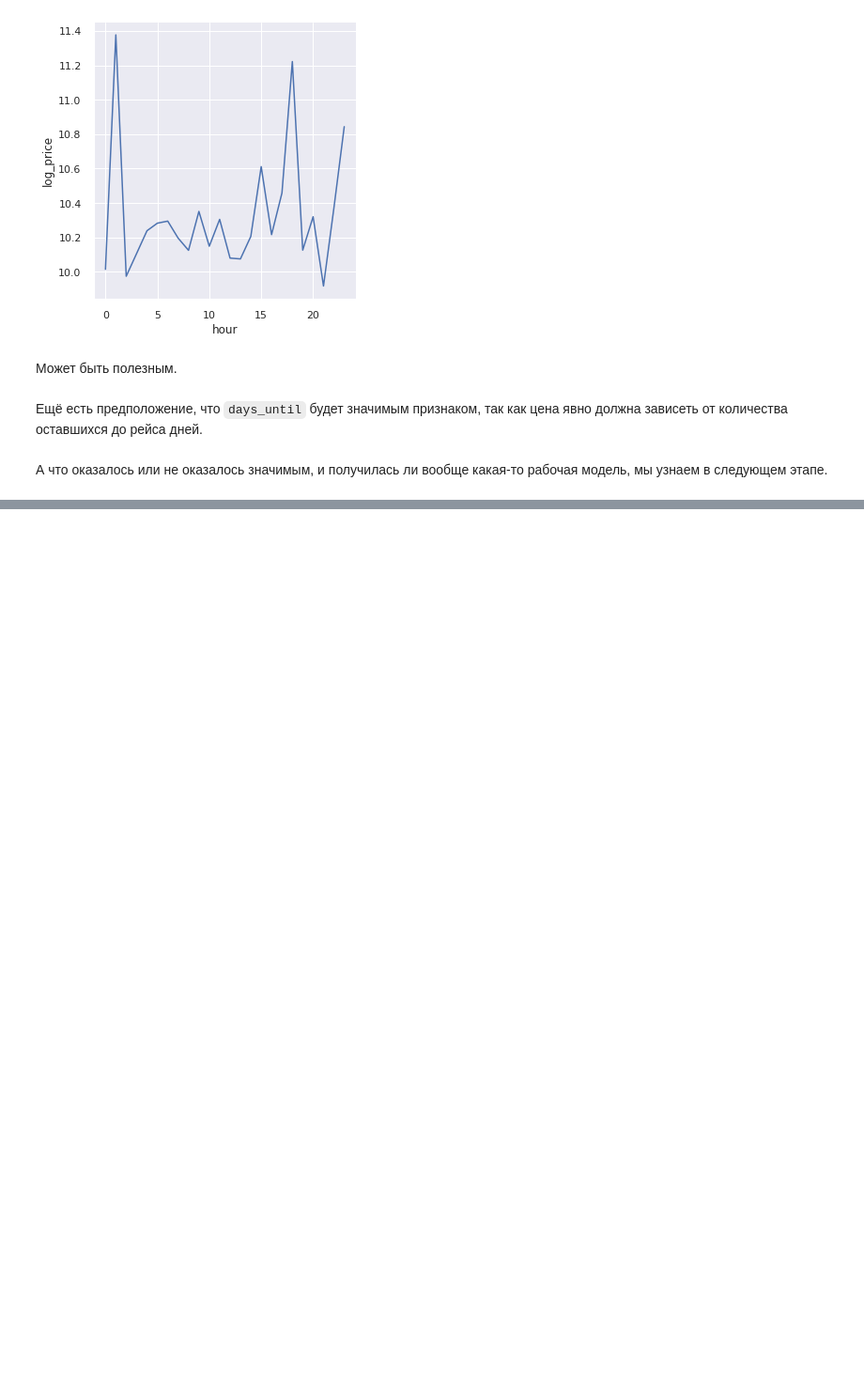
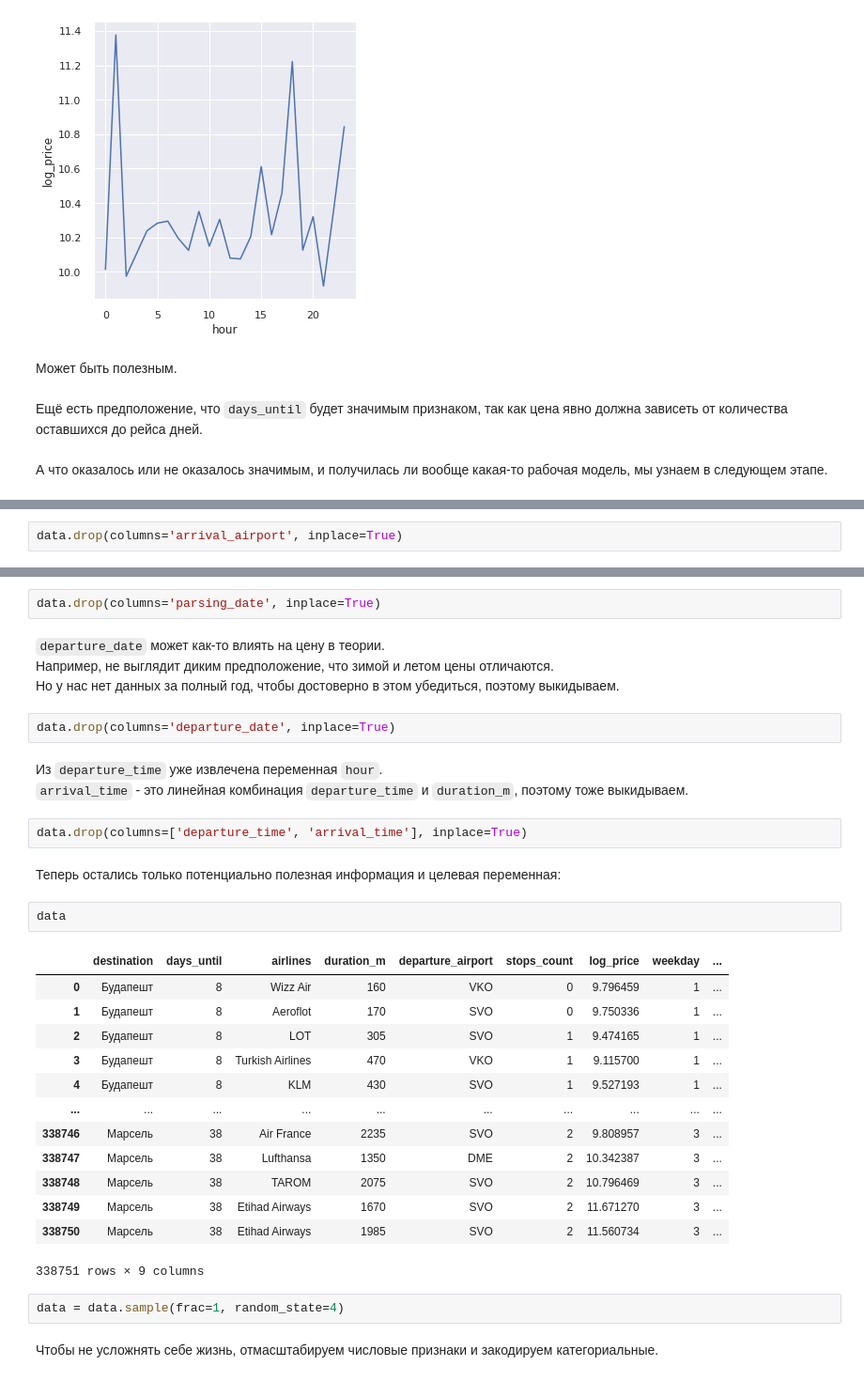
Before and after one commit to DramatikMan/MLHL-02-EDA-project, a Jupyter notebook: notebook/analysis.ipynb, the cells around one changed output, grey strips where cells are left out. Shown at 94% size. Cells and saved outputs as stored; diff of their text form; blank space fills up the shorter version.

```diff
--- a/notebook/analysis.ipynb
+++ b/notebook/analysis.ipynb
@@ -203,0 +233,2 @@ _ = sns.relplot(
+# %%
+data.drop(columns='arrival_airport', inplace=True)
@@ -203,0 +237,35 @@ _ = sns.relplot(
+# %%
+data.drop(columns='parsing_date', inplace=True)
+# %% [markdown]
+`departure_date` может как-то влиять на цену в теории.<br>
+Например, не выглядит диким предположение, что зимой и летом цены отличаются.<br>
+Но у нас нет данных за полный год, чтобы достоверно в этом убедиться, поэтому выкидываем.
+# %%
+data.drop(columns='departure_date', inplace=True)
+# %% [markdown]
+Из `departure_time` уже извлечена переменная `hour`.<br>
+`arrival_time` - это линейная комбинация `departure_time` и `duration_m`, поэтому тоже выкидываем.
+# %%
+data.drop(columns=['departure_time', 'arrival_time'], inplace=True)
+# %% [markdown]
+Теперь остались только потенциально полезная информация и целевая переменная:
+# %%
+data
+# %% [output]
+|  | destination | days_until | airlines | duration_m | departure_airport | stops_count | log_price | weekday | ... |
+| 0 | Будапешт | 8 | Wizz Air | 160 | VKO | 0 | 9.796459 | 1 | ... |
+| 1 | Будапешт | 8 | Aeroflot | 170 | SVO | 0 | 9.750336 | 1 | ... |
+| 2 | Будапешт | 8 | LOT | 305 | SVO | 1 | 9.474165 | 1 | ... |
+| 3 | Будапешт | 8 | Turkish Airlines | 470 | VKO | 1 | 9.115700 | 1 | ... |
+| 4 | Будапешт | 8 | KLM | 430 | SVO | 1 | 9.527193 | 1 | ... |
+| ... | ... | ... | ... | ... | ... | ... | ... | ... | ... |
+| 338746 | Марсель | 38 | Air France | 2235 | SVO | 2 | 9.808957 | 3 | ... |
+| 338747 | Марсель | 38 | Lufthansa | 1350 | DME | 2 | 10.342387 | 3 | ... |
+| 338748 | Марсель | 38 | TAROM | 2075 | SVO | 2 | 10.796469 | 3 | ... |
+| 338749 | Марсель | 38 | Etihad Airways | 1670 | SVO | 2 | 11.671270 | 3 | ... |
+| 338750 | Марсель | 38 | Etihad Airways | 1985 | SVO | 2 | 11.560734 | 3 | ... |
+338751 rows × 9 columns
+# %%
+data = data.sample(frac=1, random_state=4)
+# %% [markdown]
+Чтобы не усложнять себе жизнь, отмасштабируем числовые признаки и закодируем категориальные.
```
Also changed, not shown: parts of 31 cells of this notebook, 2 other files.
